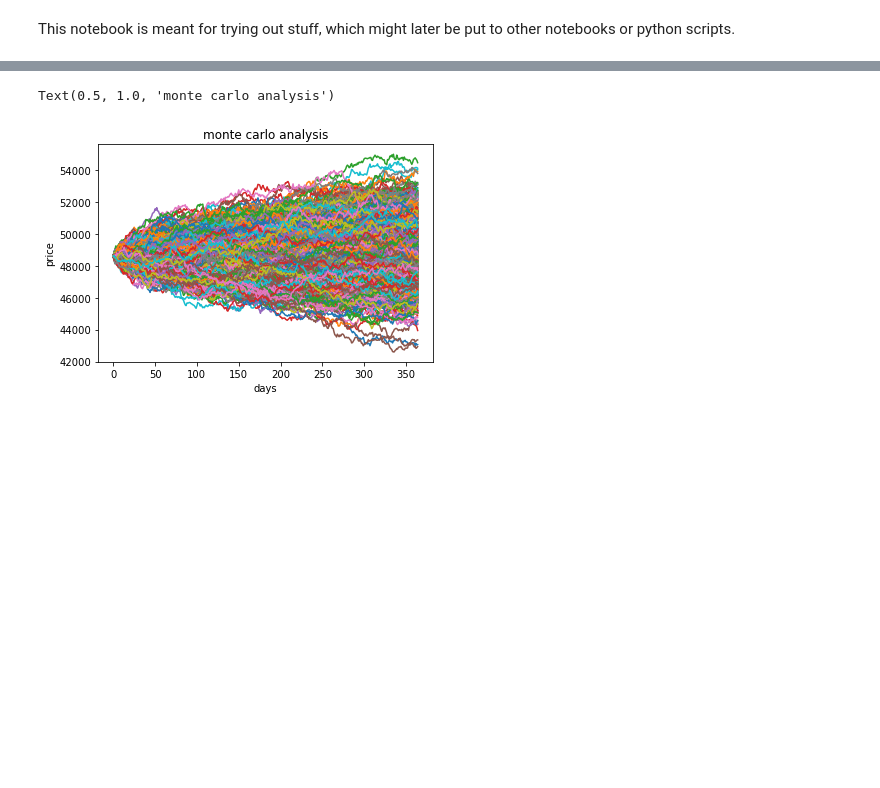
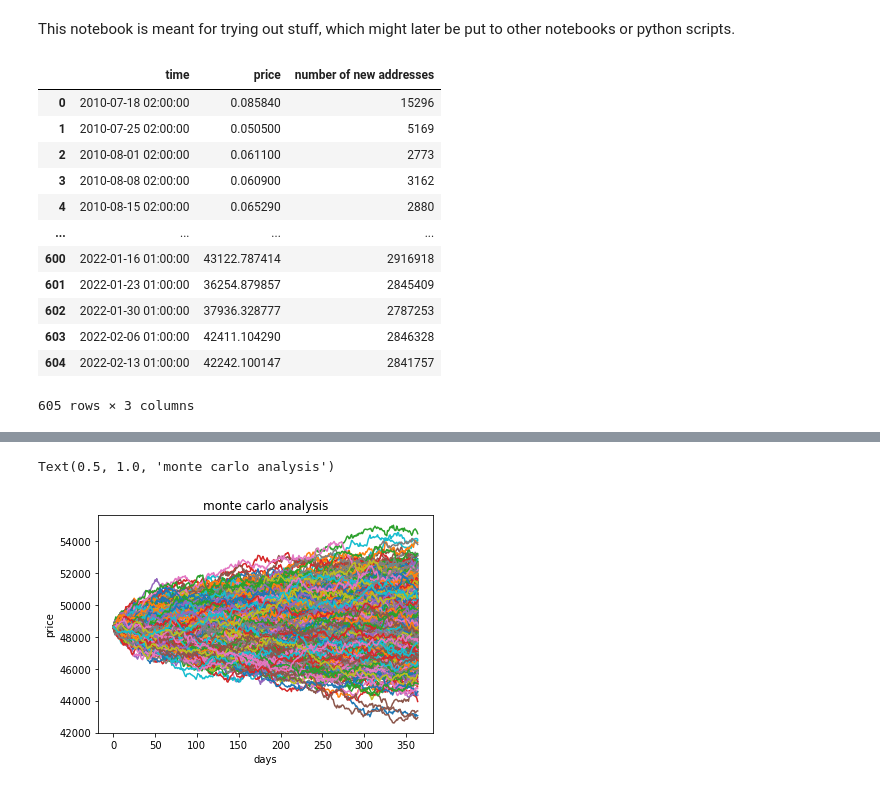
Before and after one commit to MaliMi97/portfolio, a Jupyter notebook: src/trial-and-error.ipynb, the cells around one changed output, grey strips where cells are left out. Saved outputs shown, nothing was run; the diff lists cells and outputs as text; code cells hidden in the pictures; blank space fills up the shorter version.

```diff
--- a/src/trial-and-error.ipynb
+++ b/src/trial-and-error.ipynb
@@ -13,3 +13,20 @@ from functions.functions import *
 from visualization.line_graph import *
 from visualization.comparisons import *
 from functions.impermanent_loss import *
+# %%
+g = GlassnodeAPI(open("/home/malimi/Skillset/glassnode_api_key.txt",'r').read()[:-1])
+g.get_new_addresses_and_price(period='week')
+# %% [output]
+|  | time | price | number of new addresses |
+| 0 | 2010-07-18 02:00:00 | 0.085840 | 15296 |
+| 1 | 2010-07-25 02:00:00 | 0.050500 | 5169 |
+| 2 | 2010-08-01 02:00:00 | 0.061100 | 2773 |
+| 3 | 2010-08-08 02:00:00 | 0.060900 | 3162 |
+| 4 | 2010-08-15 02:00:00 | 0.065290 | 2880 |
+| ... | ... | ... | ... |
+| 600 | 2022-01-16 01:00:00 | 43122.787414 | 2916918 |
+| 601 | 2022-01-23 01:00:00 | 36254.879857 | 2845409 |
+| 602 | 2022-01-30 01:00:00 | 37936.328777 | 2787253 |
+| 603 | 2022-02-06 01:00:00 | 42411.104290 | 2846328 |
+| 604 | 2022-02-13 01:00:00 | 42242.100147 | 2841757 |
+605 rows × 3 columns
```
Also changed, not shown: parts of 2 cells of this notebook, 2 other files.
